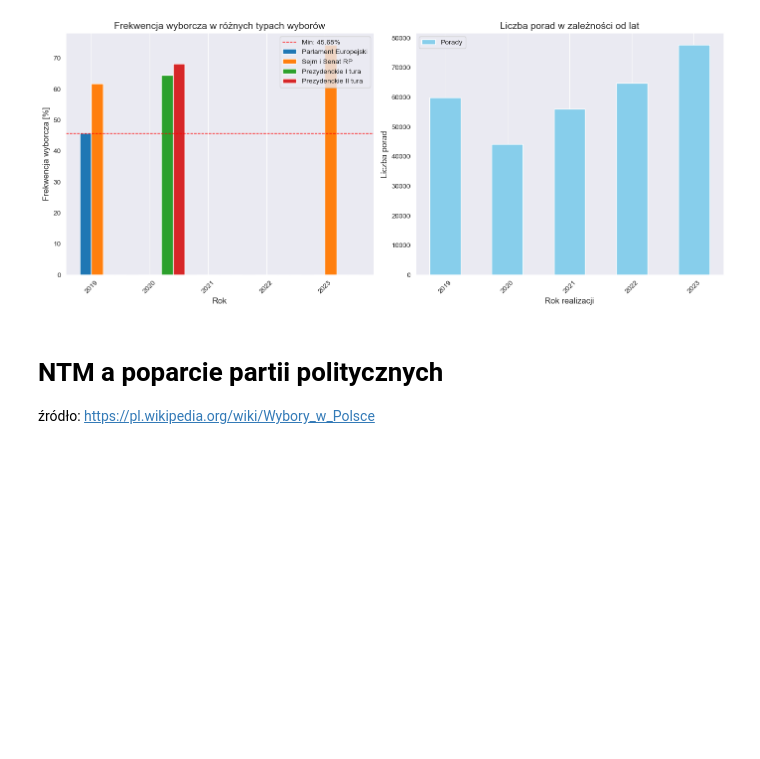
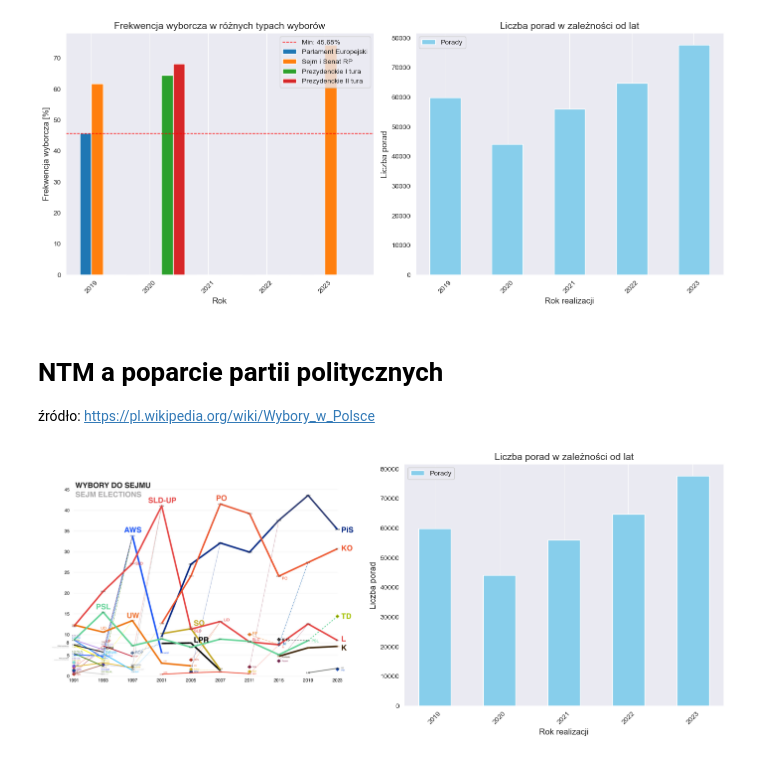
Before and after one commit to KacperJarosik/NTM, a Jupyter notebook: main.ipynb, the cells around one changed output. Saved outputs shown, nothing was run; the diff lists cells and outputs as text; code cells hidden in the pictures; blank space fills up the shorter version.

```diff
--- a/main.ipynb
+++ b/main.ipynb
@@ -717,3 +717,45 @@ plt.show()
 # %% [markdown]
 # NTM a poparcie partii politycznych
 źródło: https://pl.wikipedia.org/wiki/Wybory_w_Polsce
+# %%
+import pandas as pd
+import numpy as np
+import matplotlib.pyplot as plt
+import matplotlib.image as mpimg
+# Wczytanie obrazu
+image_path = "Dane wybory 2019-2023/Procentowe_wyniki_wyborów_do_Sejmu.png"
+img = mpimg.imread(image_path)
+
+# Wczytanie danych z Excela
+file_path = "dane zgrupowane/opieka ambulatoryjna/porady_ambulatoryjne_sprawozdane_z_rozpoznaniem_NTM2019-2023.xlsx"
+data = pd.read_excel(file_path)
+
+# Agregacja danych po roku
+df_porady_sum = data.groupby("rok realizacji")["liczba"].sum().reset_index()
+
+# Przygotowanie danych do wykresu
+lata_porad = sorted(df_porady_sum["rok realizacji"].unique())
+x_porad = np.arange(len(lata_porad))
+liczba_porad = df_porady_sum["liczba"].tolist()
+
+# Tworzenie figure z dwoma subplotami obok siebie
+fig, axes = plt.subplots(1, 2, figsize=(14, 6))
+
+# Pierwszy subplot: Obraz
+axes[0].imshow(img)
+axes[0].axis("off")  # Ukrycie osi
+
+# Drugi subplot: Wykres słupkowy
+axes[1].bar(x_porad, liczba_porad, width=0.5, color='skyblue', label="Porady")
+axes[1].set_xlabel("Rok realizacji", fontsize=12)
+axes[1].set_ylabel("Liczba porad", fontsize=12)
+axes[1].set_title("Liczba porad w zależności od lat", fontsize=14)
+axes[1].set_xticks(x_porad)
+axes[1].set_xticklabels(lata_porad, rotation=45)
+axes[1].legend()
+axes[1].grid(axis='y')
+
+plt.tight_layout()
+plt.show()
+# %% [output]
+[figure, added]
```
